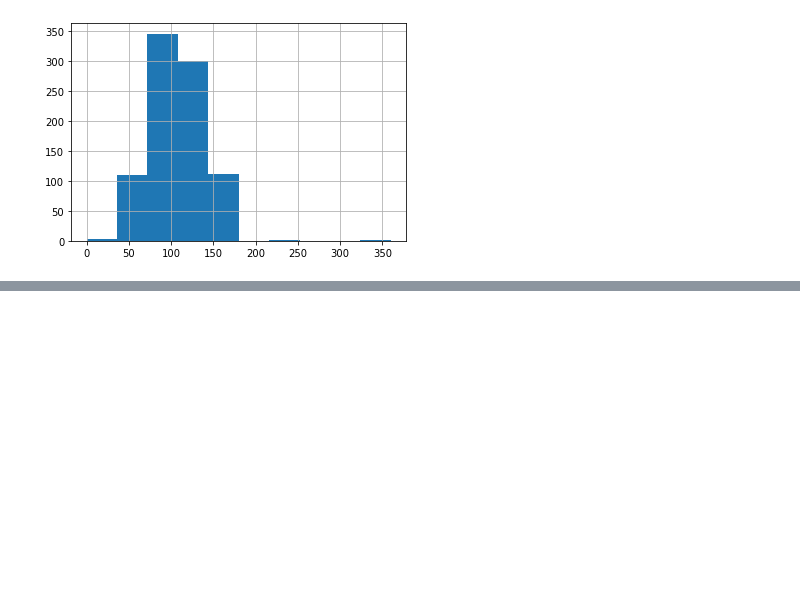
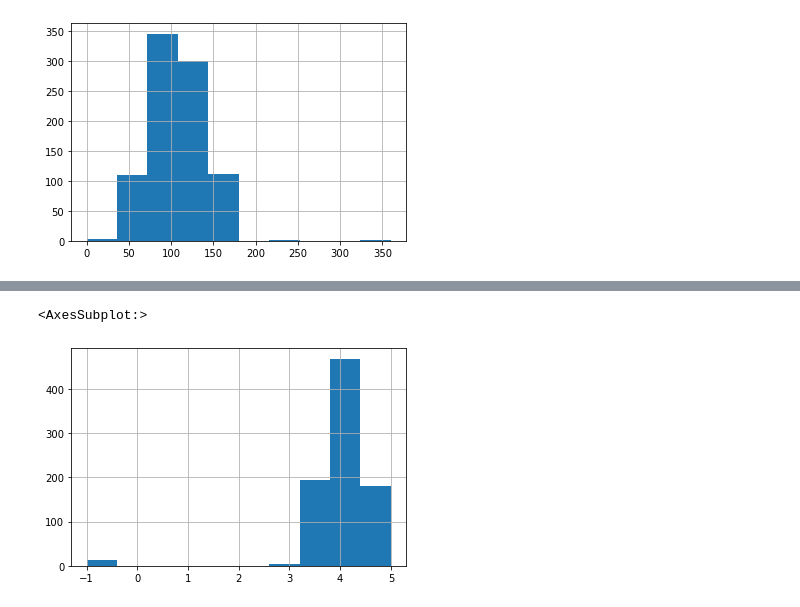
Before and after one commit to claugd/glassdoor_ds, a Jupyter notebook: data_eda.ipynb, the cells around one changed output, grey strips where cells are left out. Cells and saved outputs as stored; diff of their text form; code cells hidden in the pictures; blank space fills up the shorter version.

Commit message:
EDA Jupyter Notebook continued more graphs

```diff
--- a/data_eda.ipynb
+++ b/data_eda.ipynb
@@ -23,8 +23,9 @@ def job_split_categories(title):
     if "data scientist"   in title.lower(): return "data scientist"
     if "manager"          in title.lower(): return "manager"
     if "engineer"         in title.lower(): return "engineer"
-    if "machine learning" in title.lower(): return "mle"
+    if "machine learning" in title.lower(): return "machine learning"
     if "analyst"          in title.lower(): return "analyst"
+    if "director"          in title.lower(): return "director"
 
     return 'na'
 
@@ -88,3 +73,8 @@ df.mean_salary.hist()
 # %% [output]
 <AxesSubplot:>
 [figure]
+# %%
+#Job Description Length
+df["description_lenght"] = df["Job Description"].apply(lambda x: len(x))
+
+df["description_lenght"]
@@ -90,0 +94,5 @@ df.mean_salary.hist()
+# %%
+#Hourly wage to annual salary
+df["min_salary"]  = df.apply(lambda x: x.min_salary  * 2   if x.per_hour == 1 else x.min_salary, axis = 1 )
+df["max_salary"]  = df.apply(lambda x: x.max_salary  * 2   if x.per_hour == 1 else x.max_salary, axis = 1 )
+df["mean_salary"] = df.apply(lambda x: x.mean_salary * 2   if x.per_hour == 1 else x.mean_salary,axis = 1 )
@@ -90,0 +161,5 @@ df.mean_salary.hist()
+# %%
+df.Rating.hist()
+# %% [output]
+<AxesSubplot:>
+[figure, added]
```
Also changed, not shown: parts of 16 cells of this notebook.
